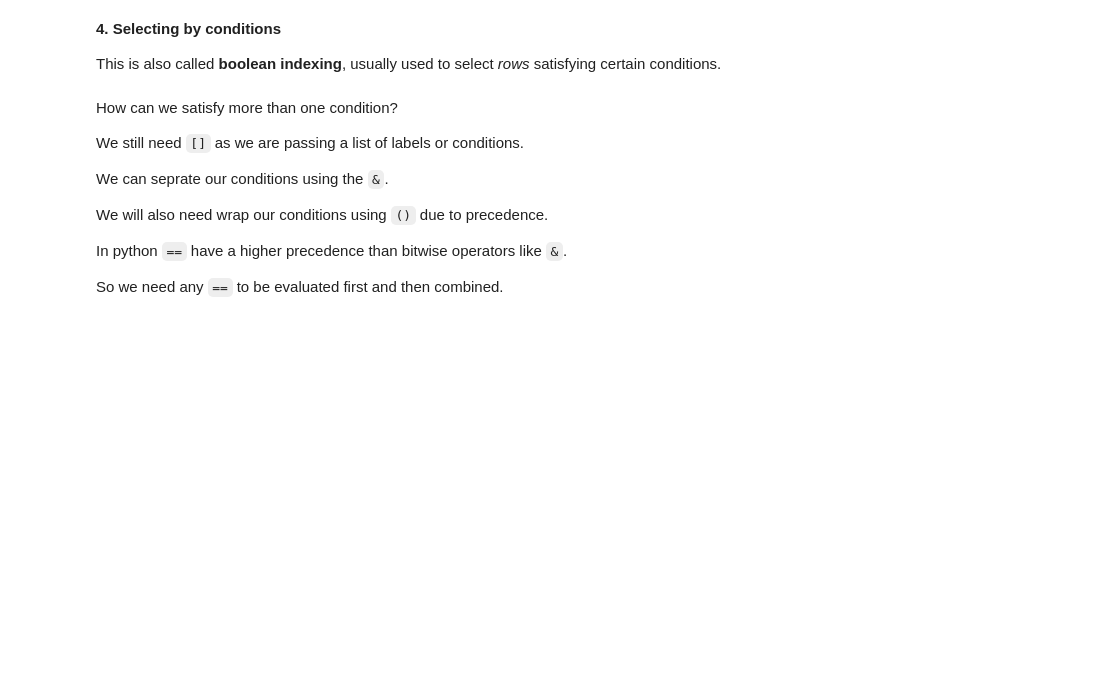
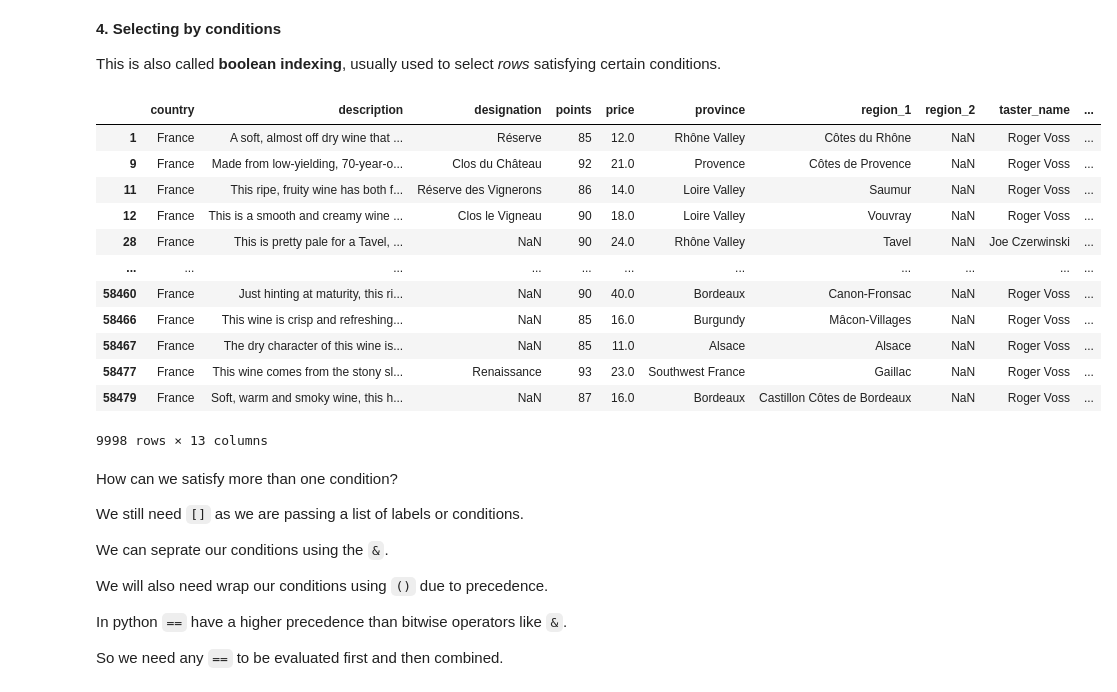
Before and after one commit to VitosTamas271/Analytics-through-coding-in-class, a Jupyter notebook: Session_1/Pandas.ipynb, the cells around one changed output. Saved outputs shown, nothing was run; the diff lists cells and outputs as text; code cells hidden in the pictures; blank space fills up the shorter version.

```diff
--- a/Session_1/Pandas.ipynb
+++ b/Session_1/Pandas.ipynb
@@ -263,6 +246,22 @@ reviews.iloc[:, 2:5]
 **4. Selecting by conditions**
 
 This is also called **boolean indexing**, usually used to select *rows* satisfying certain conditions.
+# %%
+reviews.loc[reviews.country == "France"]
+# %% [output]
+|  | country | description | designation | points | price | province | region_1 | region_2 | taster_name | ... |
+| 1 | France | A soft, almost off dry wine that ... | Réserve | 85 | 12.0 | Rhône Valley | Côtes du Rhône | NaN | Roger Voss | ... |
+| 9 | France | Made from low-yielding, 70-year-o... | Clos du Château | 92 | 21.0 | Provence | Côtes de Provence | NaN | Roger Voss | ... |
+| 11 | France | This ripe, fruity wine has both f... | Réserve des Vignerons | 86 | 14.0 | Loire Valley | Saumur | NaN | Roger Voss | ... |
+| 12 | France | This is a smooth and creamy wine ... | Clos le Vigneau | 90 | 18.0 | Loire Valley | Vouvray | NaN | Roger Voss | ... |
+| 28 | France | This is pretty pale for a Tavel, ... | NaN | 90 | 24.0 | Rhône Valley | Tavel | NaN | Joe Czerwinski | ... |
+| ... | ... | ... | ... | ... | ... | ... | ... | ... | ... | ... |
+| 58460 | France | Just hinting at maturity, this ri... | NaN | 90 | 40.0 | Bordeaux | Canon-Fronsac | NaN | Roger Voss | ... |
+| 58466 | France | This wine is crisp and refreshing... | NaN | 85 | 16.0 | Burgundy | Mâcon-Villages | NaN | Roger Voss | ... |
+| 58467 | France | The dry character of this wine is... | NaN | 85 | 11.0 | Alsace | Alsace | NaN | Roger Voss | ... |
+| 58477 | France | This wine comes from the stony sl... | Renaissance | 93 | 23.0 | Southwest France | Gaillac | NaN | Roger Voss | ... |
+| 58479 | France | Soft, warm and smoky wine, this h... | NaN | 87 | 16.0 | Bordeaux | Castillon Côtes de Bordeaux | NaN | Roger Voss | ... |
+9998 rows × 13 columns
 # %% [markdown]
 How can we satisfy more than one condition?
 
```
Also changed, not shown: parts of 13 cells of this notebook.
